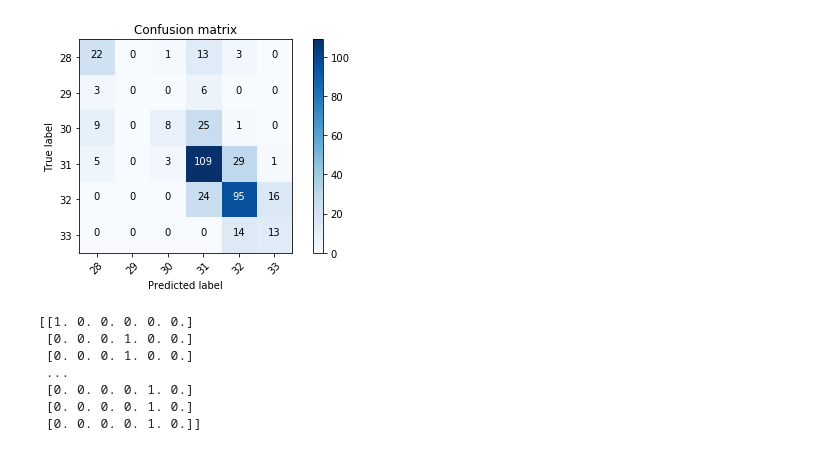
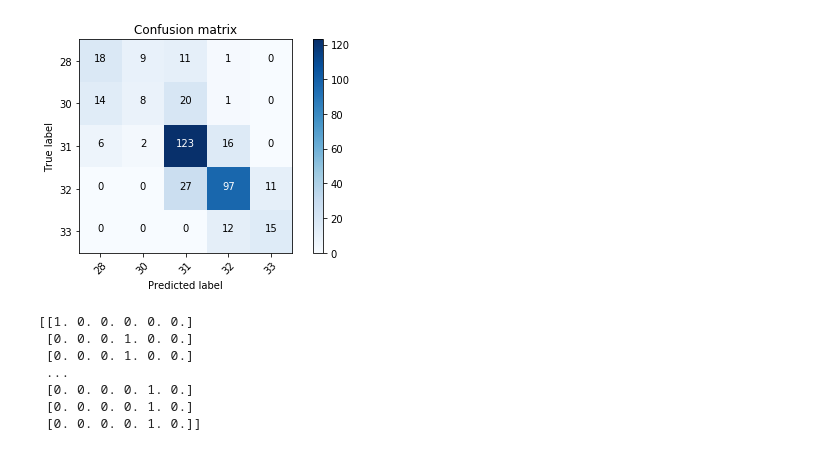
Before and after one commit to RezaTorbati/HonorsThesis, a Jupyter notebook: post.ipynb, the cells around one changed output. Cells and saved outputs as stored; diff of their text form; code cells hidden in the pictures.

```diff
--- a/post.ipynb
+++ b/post.ipynb
@@ -0,0 +75,2 @@
+# %%
+ins, outs, validIns, validOuts, testIns, testOuts = tunerExperiment.load_data(args)
@@ -0,0 +95,12 @@
+# %%
+import tensorflow as tf
+from tensorflow import keras
+
+
+model = tf.keras.models.load_model('results/tunerV4_trials500_rot3_model')
+#model2 = tf.keras.models.load_model('results/tunerV4-2_trials500_rot0_model')
+#model3 = tf.keras.models.load_model('results/tunerV5_trials500_rot1_model')
+#print(model.summary())
+#print()
+#print(model2.summary())
+#tf.keras.utils.plot_model(model, show_shapes=True)
@@ -71,2 +238,0 @@ Namespace(batchSize=None, dense=[100, 20], dropout=0, epochs=10, exp='Propulsion
-# %%
-ins, outs, validIns, validOuts, testIns, testOuts = experiment.load_data(args)
@@ -91,8 +238,0 @@ Train data:
-# %%
-import tensorflow as tf
-from tensorflow import keras
-
-
-model = tf.keras.models.load_model('results/folds_rot3_r4_f15_11_11_11_20_18_18_18_25_22_22_22_30_28_28_35_50_80_k5_7_7_7_7_7_7_7_7_7_7_7_7_7_7_6_5_5_p1_1_1_1_3_1_1_1_3_1_1_1_3_1_1_1_1_1_pStrides1_1_1_1_2_1_1_1_2_1_1_1_2_1_1_1_1_1_d72_72_24_drop_0.10_sDrop_0.10_l2_0.00010_model')
-print(model.summary())
-#tf.keras.utils.plot_model(model, show_shapes=True)
@@ -124,11 +256,10 @@ print(results)
 # %%
 pred = model.predict(testIns)
 # %%
-import metrics
 
-cm1 = metrics.generate_confusion_matrix(testOuts, pred, ['28', '29', '30', '31', '32', '33'])
+cm1 = metrics.generate_confusion_matrix(testOuts, pred, ['28', '30', '31', '32', '33'])
 # %% [output]
-[figure, old version]
+[figure, new version]
 # %%
 print(testOuts)
 # %% [output]
```
Also changed, not shown: parts of 27 cells of this notebook, 4 other files.
